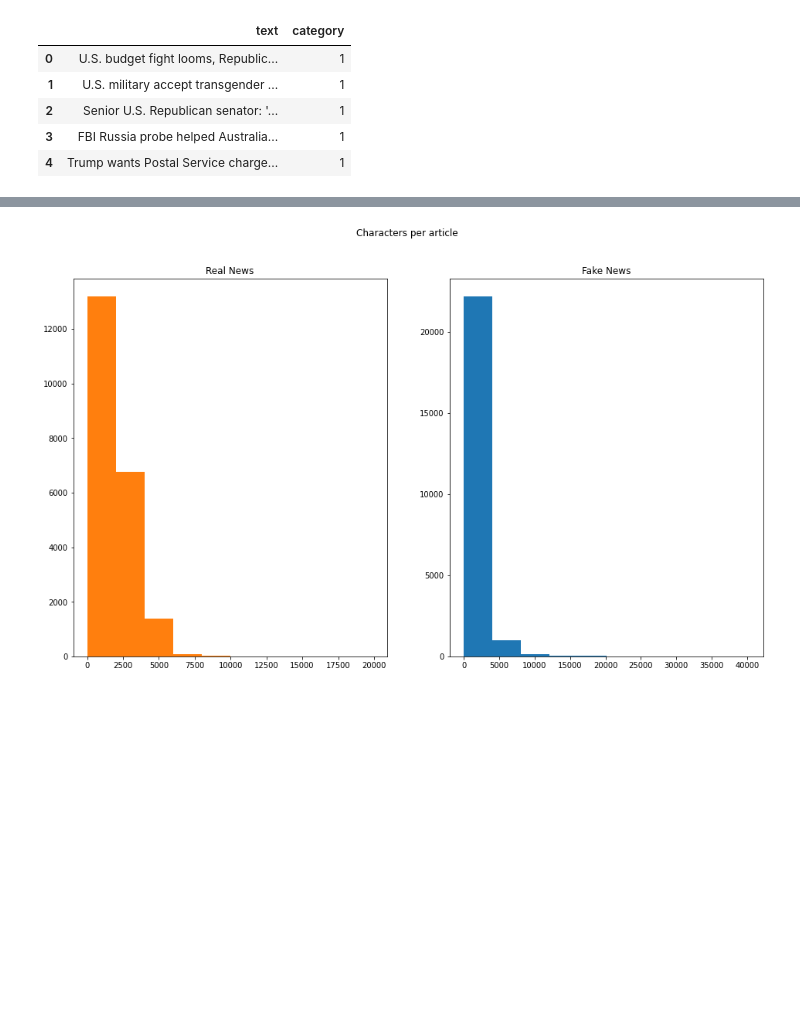
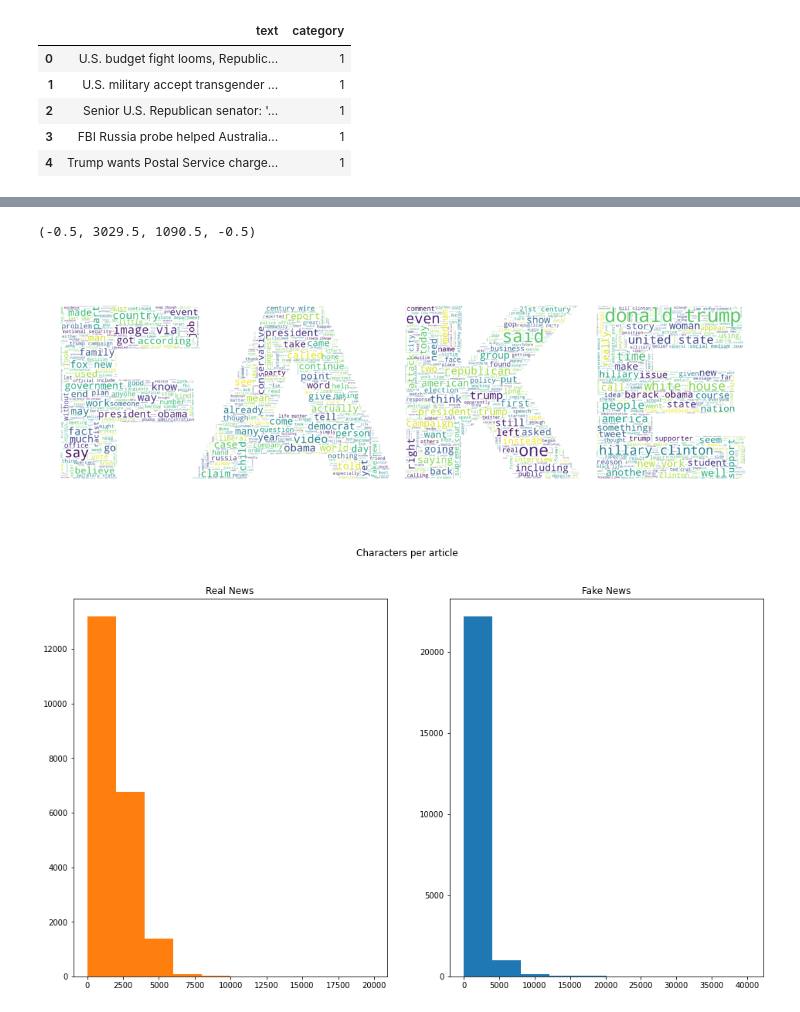
Before and after one commit to chasethompson/fake-news-nlp, a Jupyter notebook: Untitled.ipynb, the cells around one changed output, grey strips where cells are left out. Cells and saved outputs as stored; diff of their text form; code cells hidden in the pictures; blank space fills up the shorter version.

```diff
--- a/Untitled.ipynb
+++ b/Untitled.ipynb
@@ -305,58 +308,61 @@ plt.imshow(wc , interpolation = 'bilinear')
 # %%
-# plt.figure(figsize = (20,20))
-# def clean(text: str) -> list:
-#     'A simple function to cleanup text data'
+plt.figure(figsize = (20,20))
+def clean(text: str) -> list:
+    'A simple function to cleanup text data'
 
-#     wnl = nltk.stem.WordNetLemmatizer()
-#     stopwords = nltk.corpus.stopwords.words('english')
-#     text = (text.encode('ascii', 'ignore')
-#              .decode('utf-8', 'ignore')
-#              .lower())
-#     words = re.sub(r'[^\w\s]', '', text).split() # tokenization
-#     return [wnl.lemmatize(word) for word in words if word not in stopwords]
+    wnl = nltk.stem.WordNetLemmatizer()
+    stopwords = nltk.corpus.stopwords.words('english')
+    text = (text.encode('ascii', 'ignore')
+             .decode('utf-8', 'ignore')
+             .lower())
+    words = re.sub(r'[^\w\s]', '', text).split() # tokenization
+    return [wnl.lemmatize(word) for word in words if word not in stopwords]
 
-# corpus = clean(' '.join(df[df.category == 0].text))
+corpus = clean(' '.join(df[df.category == 0].text))
 
-# def listToString(s):
+def listToString(s):
 
-#     # initialize an empty string
-#     str1 = " "
+    # initialize an empty string
+    str1 = " "
 
-#     # return string
-#     return (str1.join(s))
+    # return string
+    return (str1.join(s))
 
-# #w = corpus
+#w = corpus
 
-# corpus_str = listToString(corpus)
+corpus_str = listToString(corpus)
 
-# d = path.dirname(__file__) if "__file__" in locals() else os.getcwd()
+d = path.dirname(__file__) if "__file__" in locals() else os.getcwd()
 
-# # Read the whole text.
-# #text = ham_str
+# Read the whole text.
+#text = ham_str
 
-# # read the mask / color image taken from
-# # http://jirkavinse.deviantart.com/art/quot-Real-Life-quot-Alice-282261010
-# coloring = np.array(Image.open(path.join(d, "fake_news.jpg")))
-# stopwords = set(STOPWORDS)
-# #stopwords.add("said")
+# read the mask / color image taken from
+# http://jirkavinse.deviantart.com/art/quot-Real-Life-quot-Alice-282261010
+coloring = np.array(Image.open(path.join(d, "fake_news.jpg")))
+stopwords = set(STOPWORDS)
+#stopwords.add("said")
 
-# wc = WordCloud(background_color="white", max_words=2000, mask=coloring,
-#                stopwords=stopwords, max_font_size=80, random_state=42)
+wc = WordCloud(background_color="white", max_words=2000, mask=coloring,
+               stopwords=stopwords, max_font_size=80, random_state=42)
 
-# # generate word cloud
-# wc.generate(corpus_str)
+# generate word cloud
+wc.generate(corpus_str)
 
-# # create coloring from image
-# image_colors = ImageColorGenerator(coloring)
+# create coloring from image
+image_colors = ImageColorGenerator(coloring)
 
-# plt.imshow(wc, interpolation='bilinear')
-# plt.axis("off")
+plt.imshow(wc, interpolation='bilinear')
+plt.axis("off")
 
-## This bit of code is used to create a high quality exported image
+# # This bit of code is used to create a high quality exported image
 # fig1 = plt.gcf()
 # plt.show()
 # plt.draw()
 # fig1.savefig("fake_news_nlp_word_cloud.png", bbox_inches='tight', dpi=600)
+# %% [output]
+(-0.5, 3029.5, 1090.5, -0.5)
+[figure, added]
 # %%
 fig,(ax1,ax2)=plt.subplots(1,2,figsize=(16,9))
 text_len=df[df['category']==1]['text'].str.len()
```
Also changed, not shown: parts of 4 cells of this notebook.
